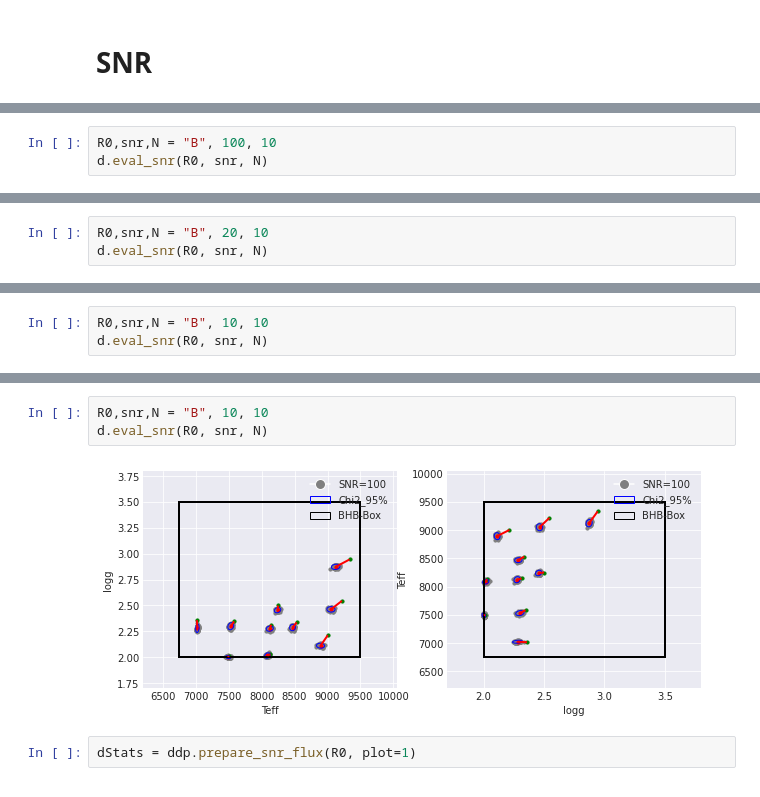
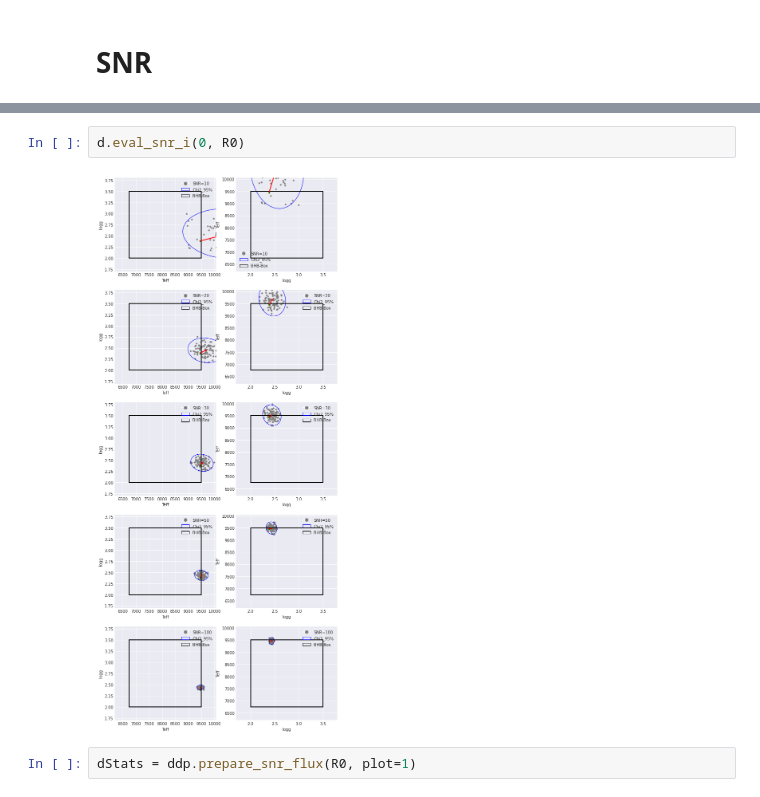
Before and after one commit to ViskaWei/LV, a Jupyter notebook: nb/dnn_2d.ipynb, the cells around one changed output, grey strips where cells are left out. Drawn from its saved outputs; the diff is of its cells as text.

```diff
--- a/nb/dnn_2d.ipynb
+++ b/nb/dnn_2d.ipynb
@@ -112,3 +72,0 @@ d.plot_box_R0_R1(R0,R0, ffs, n_box=0.2)
-# %%
-R0,snr,N = "B", 100, 10
-d.eval_snr(R0, snr, N)
@@ -117,3 +72,0 @@ d.eval_snr(R0, snr, N)
-# %%
-R0,snr,N = "B", 20, 10
-d.eval_snr(R0, snr, N)
@@ -122,3 +72,0 @@ d.eval_snr(R0, snr, N)
-# %%
-R0,snr,N = "B", 10, 10
-d.eval_snr(R0, snr, N)
@@ -127,8 +73,7 @@ d.eval_snr(R0, snr, N)
-# %%
-R0,snr,N = "B", 10, 10
-d.eval_snr(R0, snr, N)
-# %% [output]
-[figure, removed]
+# %%
+d.eval_snr_i(0, R0)
+# %% [output]
+[figure, added]
 # %%
 dStats = ddp.prepare_snr_flux(R0, plot=1)
 # %% [output]
```
Also changed, not shown: parts of 86 cells of this notebook, 4 other files.
